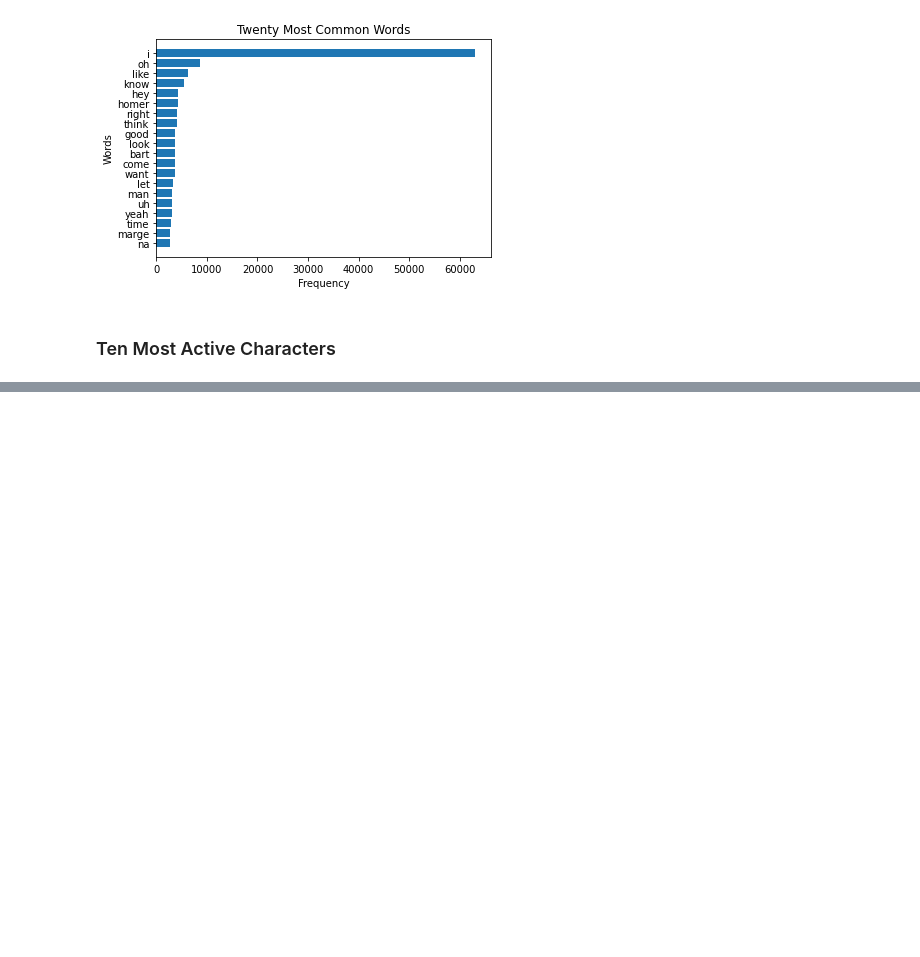
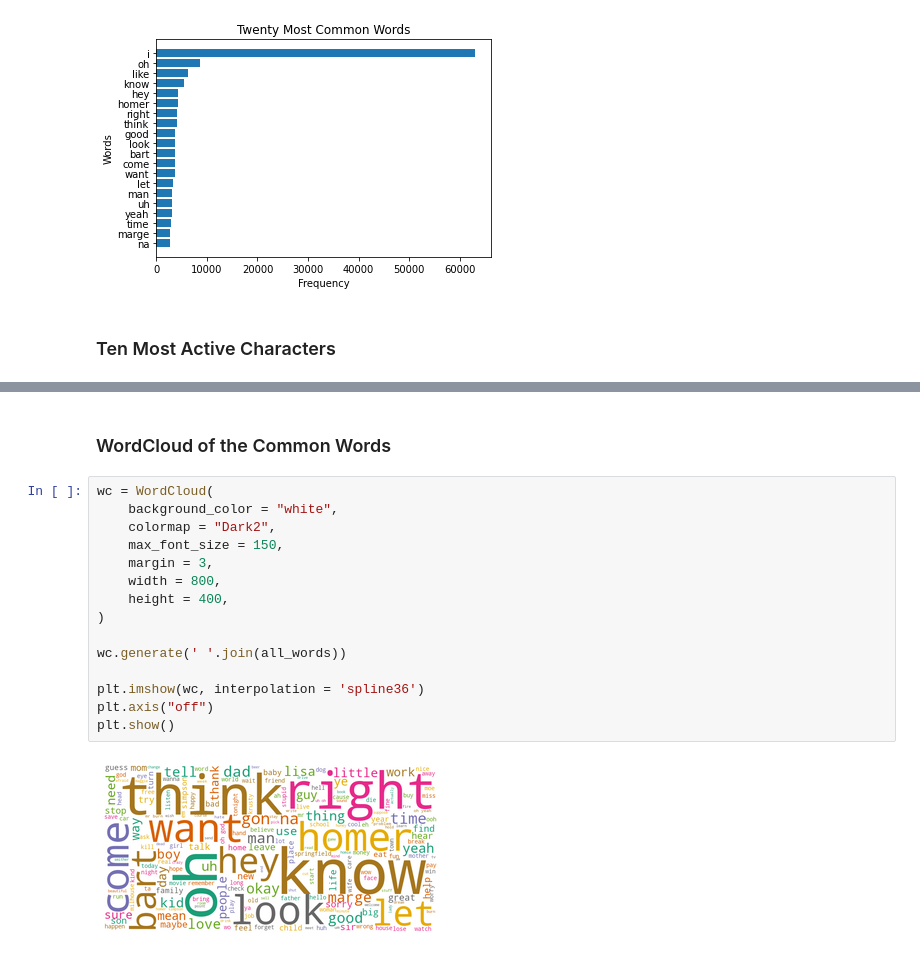
Before and after one commit to keivanipchihagh/Fun-Text-Mining-with-Simpsons, a Jupyter notebook: 2.Exploratory Data Analysis.ipynb, the cells around one changed output, grey strips where cells are left out. Saved outputs shown, nothing was run; the diff lists cells and outputs as text; blank space fills up the shorter version.

Commit message:
Added 'WordCloud of the Common Words'

```diff
--- a/2.Exploratory Data Analysis.ipynb
+++ b/2.Exploratory Data Analysis.ipynb
@@ -72,0 +76,19 @@ plt.show()
+# %% [markdown]
+### WordCloud of the Common Words
+# %%
+wc = WordCloud(
+    background_color = "white",
+    colormap = "Dark2",
+    max_font_size = 150,
+    margin = 3,
+    width = 800,
+    height = 400,
+)
+
+wc.generate(' '.join(all_words))
+
+plt.imshow(wc, interpolation = 'spline36')
+plt.axis("off")
+plt.show()
+# %% [output]
+[figure, added]
```
Also changed, not shown: parts of 2 cells of this notebook, 1 other file.
